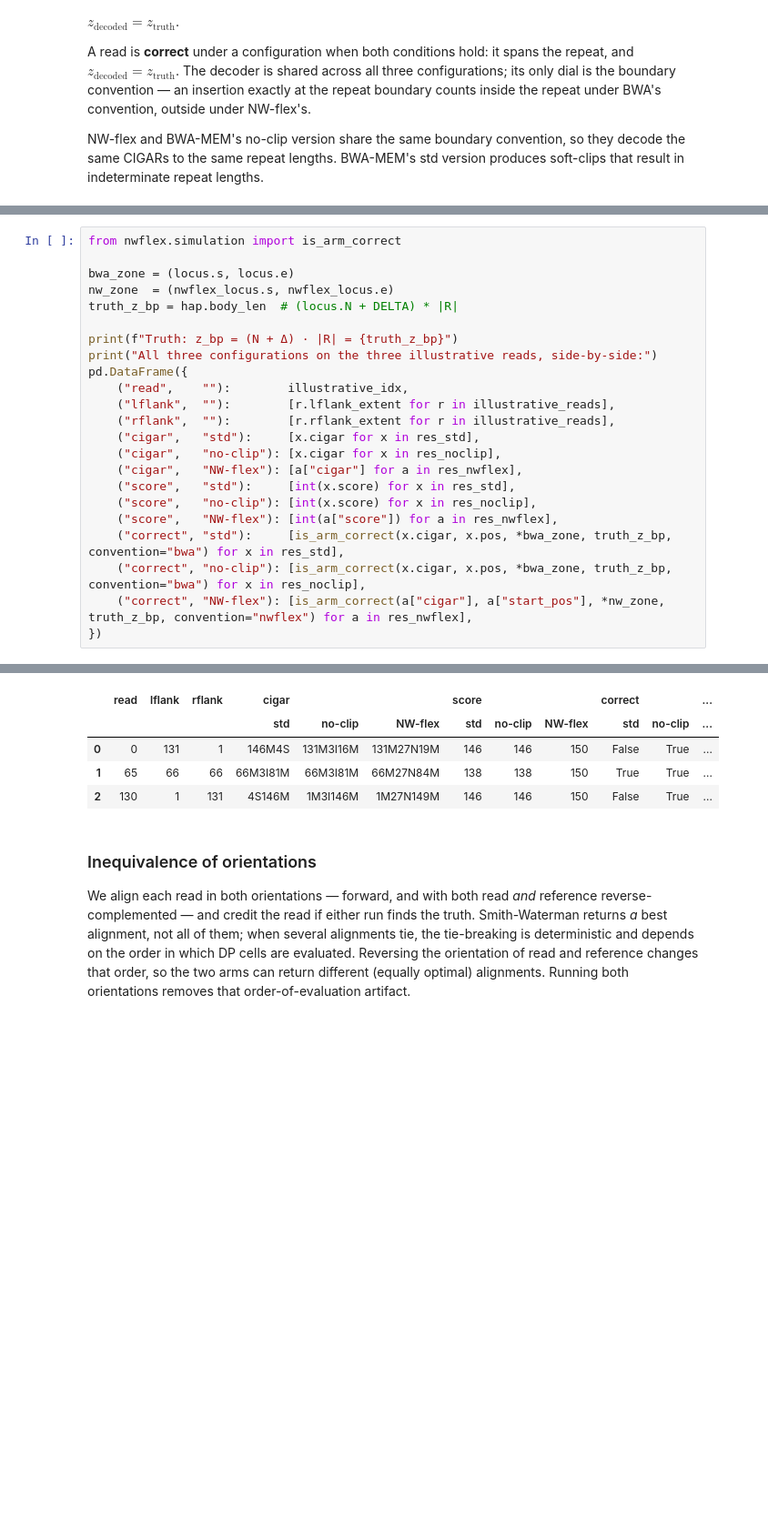
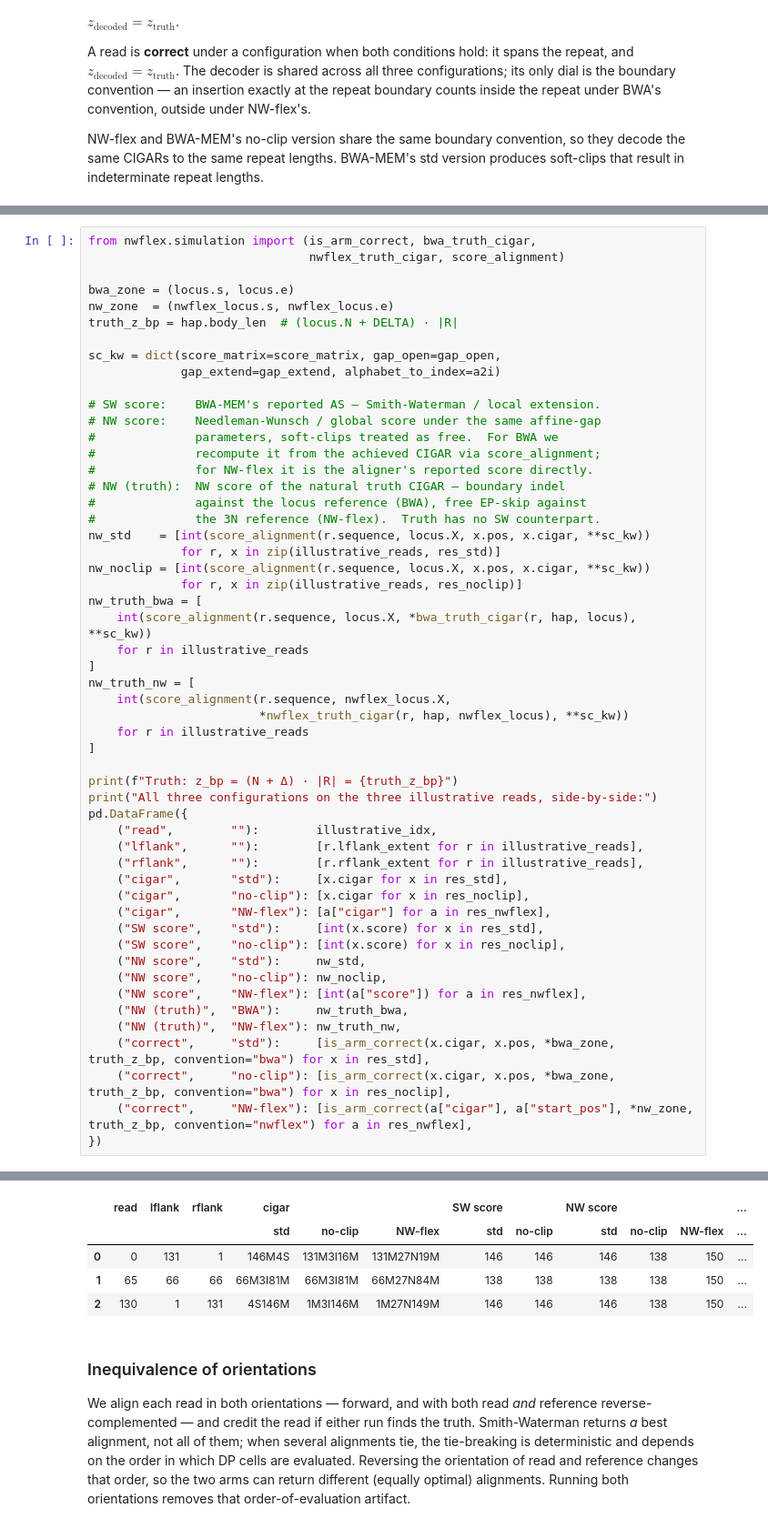
Before and after one commit to nwflex/nwflex, a Jupyter notebook: notebooks/07_NWflex_BWA_Comparison.ipynb, the cells around one changed output, grey strips where cells are left out. Shown at 91% size. Saved outputs shown, nothing was run; the diff lists cells and outputs as text; blank space fills up the shorter version.

```diff
--- a/notebooks/07_NWflex_BWA_Comparison.ipynb
+++ b/notebooks/07_NWflex_BWA_Comparison.ipynb
@@ -351,34 +385,64 @@ NW-flex and BWA-MEM's no-clip version share the same boundary convention, so the
 # %%
-from nwflex.simulation import is_arm_correct
+from nwflex.simulation import (is_arm_correct, bwa_truth_cigar,
+                               nwflex_truth_cigar, score_alignment)
 
 bwa_zone = (locus.s, locus.e)
 nw_zone  = (nwflex_locus.s, nwflex_locus.e)
-truth_z_bp = hap.body_len  # (locus.N + DELTA) * |R|
+truth_z_bp = hap.body_len  # (locus.N + DELTA) · |R|
+
+sc_kw = dict(score_matrix=score_matrix, gap_open=gap_open,
+             gap_extend=gap_extend, alphabet_to_index=a2i)
+
+# SW score:    BWA-MEM's reported AS — Smith-Waterman / local extension.
+# NW score:    Needleman-Wunsch / global score under the same affine-gap
+#              parameters, soft-clips treated as free.  For BWA we
+#              recompute it from the achieved CIGAR via score_alignment;
+#              for NW-flex it is the aligner's reported score directly.
+# NW (truth):  NW score of the natural truth CIGAR — boundary indel
+#              against the locus reference (BWA), free EP-skip against
+#              the 3N reference (NW-flex).  Truth has no SW counterpart.
+nw_std    = [int(score_alignment(r.sequence, locus.X, x.pos, x.cigar, **sc_kw))
+             for r, x in zip(illustrative_reads, res_std)]
+nw_noclip = [int(score_alignment(r.sequence, locus.X, x.pos, x.cigar, **sc_kw))
+             for r, x in zip(illustrative_reads, res_noclip)]
+nw_truth_bwa = [
+    int(score_alignment(r.sequence, locus.X, *bwa_truth_cigar(r, hap, locus), **sc_kw))
+    for r in illustrative_reads
+]
+nw_truth_nw = [
+    int(score_alignment(r.sequence, nwflex_locus.X,
+                        *nwflex_truth_cigar(r, hap, nwflex_locus), **sc_kw))
+    for r in illustrative_reads
+]
 
 print(f"Truth: z_bp = (N + Δ) · |R| = {truth_z_bp}")
 print("All three configurations on the three illustrative reads, side-by-side:")
 pd.DataFrame({
-    ("read",    ""):        illustrative_idx,
-    ("lflank",  ""):        [r.lflank_extent for r in illustrative_reads],
-    ("rflank",  ""):        [r.rflank_extent for r in illustrative_reads],
-    ("cigar",   "std"):     [x.cigar for x in res_std],
-    ("cigar",   "no-clip"): [x.cigar for x in res_noclip],
-    ("cigar",   "NW-flex"): [a["cigar"] for a in res_nwflex],
-    ("score",   "std"):     [int(x.score) for x in res_std],
-    ("score",   "no-clip"): [int(x.score) for x in res_noclip],
-    ("score",   "NW-flex"): [int(a["score"]) for a in res_nwflex],
-    ("correct", "std"):     [is_arm_correct(x.cigar, x.pos, *bwa_zone, truth_z_bp, convention="bwa") for x in res_std],
-    ("correct", "no-clip"): [is_arm_correct(x.cigar, x.pos, *bwa_zone, truth_z_bp, convention="bwa") for x in res_noclip],
-    ("correct", "NW-flex"): [is_arm_correct(a["cigar"], a["start_pos"], *nw_zone, truth_z_bp, convention="nwflex") for a in res_nwflex],
+    ("read",        ""):        illustrative_idx,
+    ("lflank",      ""):        [r.lflank_extent for r in illustrative_reads],
+    ("rflank",      ""):        [r.rflank_extent for r in illustrative_reads],
+    ("cigar",       "std"):     [x.cigar for x in res_std],
+    ("cigar",       "no-clip"): [x.cigar for x in res_noclip],
+    ("cigar",       "NW-flex"): [a["cigar"] for a in res_nwflex],
+    ("SW score",    "std"):     [int(x.score) for x in res_std],
+    ("SW score",    "no-clip"): [int(x.score) for x in res_noclip],
+    ("NW score",    "std"):     nw_std,
+    ("NW score",    "no-clip"): nw_noclip,
+    ("NW score",    "NW-flex"): [int(a["score"]) for a in res_nwflex],
+    ("NW (truth)",  "BWA"):     nw_truth_bwa,
+    ("NW (truth)",  "NW-flex"): nw_truth_nw,
+    ("correct",     "std"):     [is_arm_correct(x.cigar, x.pos, *bwa_zone, truth_z_bp, convention="bwa") for x in res_std],
+    ("correct",     "no-clip"): [is_arm_correct(x.cigar, x.pos, *bwa_zone, truth_z_bp, convention="bwa") for x in res_noclip],
+    ("correct",     "NW-flex"): [is_arm_correct(a["cigar"], a["start_pos"], *nw_zone, truth_z_bp, convention="nwflex") for a in res_nwflex],
 })
 # %% [output]
 Truth: z_bp = (N + Δ) · |R| = 18
 All three configurations on the three illustrative reads, side-by-side:
-|  | read | lflank | rflank | cigar |  |  | score |  |  | correct |  | ... |
-|  |  |  |  | std | no-clip | NW-flex | std | no-clip | NW-flex | std | no-clip | ... |
-| 0 | 0 | 131 | 1 | 146M4S | 131M3I16M | 131M27N19M | 146 | 146 | 150 | False | True | ... |
-| 1 | 65 | 66 | 66 | 66M3I81M | 66M3I81M | 66M27N84M | 138 | 138 | 150 | True | True | ... |
-| 2 | 130 | 1 | 131 | 4S146M | 1M3I146M | 1M27N149M | 146 | 146 | 150 | False | True | ... |
+|  | read | lflank | rflank | cigar |  |  | SW score |  | NW score |  |  | ... |
+|  |  |  |  | std | no-clip | NW-flex | std | no-clip | std | no-clip | NW-flex | ... |
+| 0 | 0 | 131 | 1 | 146M4S | 131M3I16M | 131M27N19M | 146 | 146 | 146 | 138 | 150 | ... |
+| 1 | 65 | 66 | 66 | 66M3I81M | 66M3I81M | 66M27N84M | 138 | 138 | 138 | 138 | 150 | ... |
+| 2 | 130 | 1 | 131 | 4S146M | 1M3I146M | 1M27N149M | 146 | 146 | 146 | 138 | 150 | ... |
 # %% [markdown]
 ### Inequivalence of orientations
 
```
Also changed, not shown: parts of 12 cells of this notebook, 5 other files.
